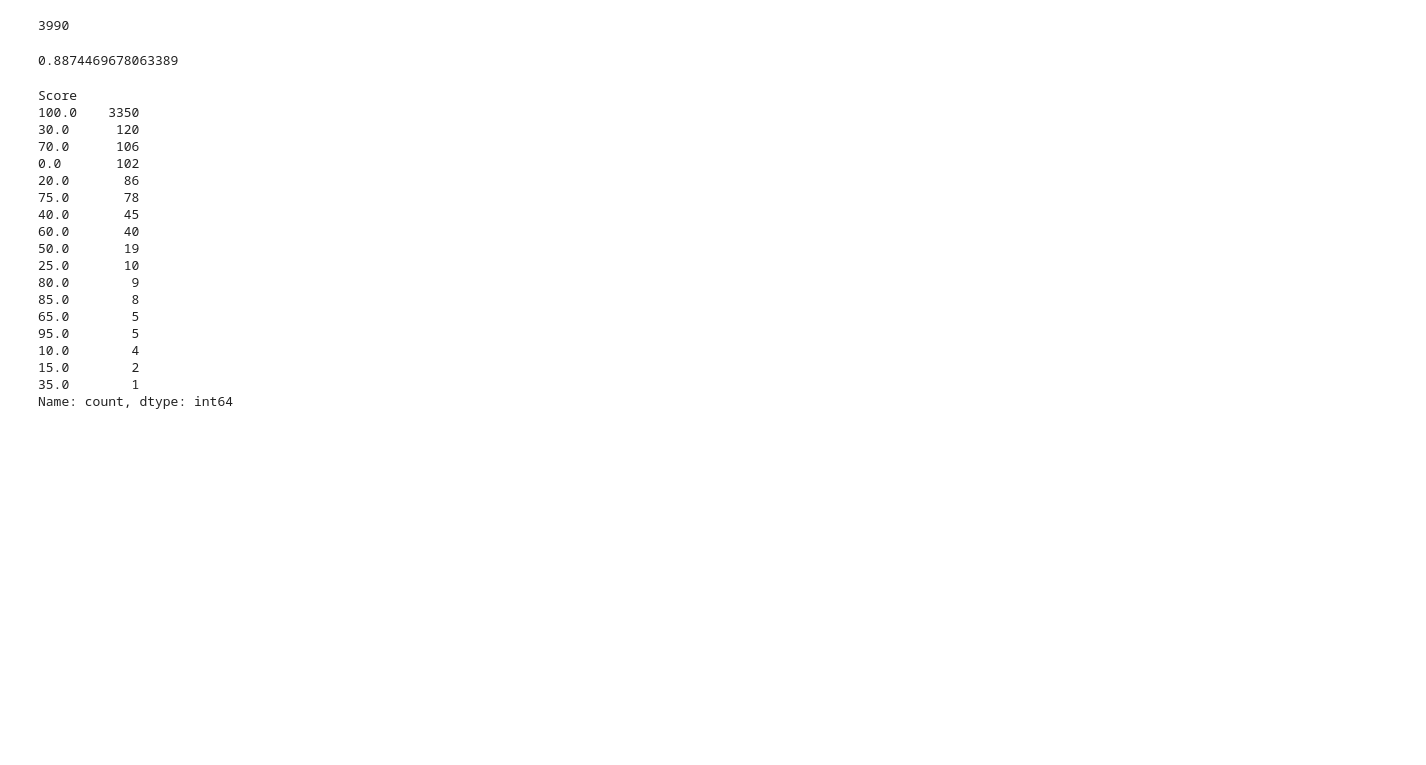
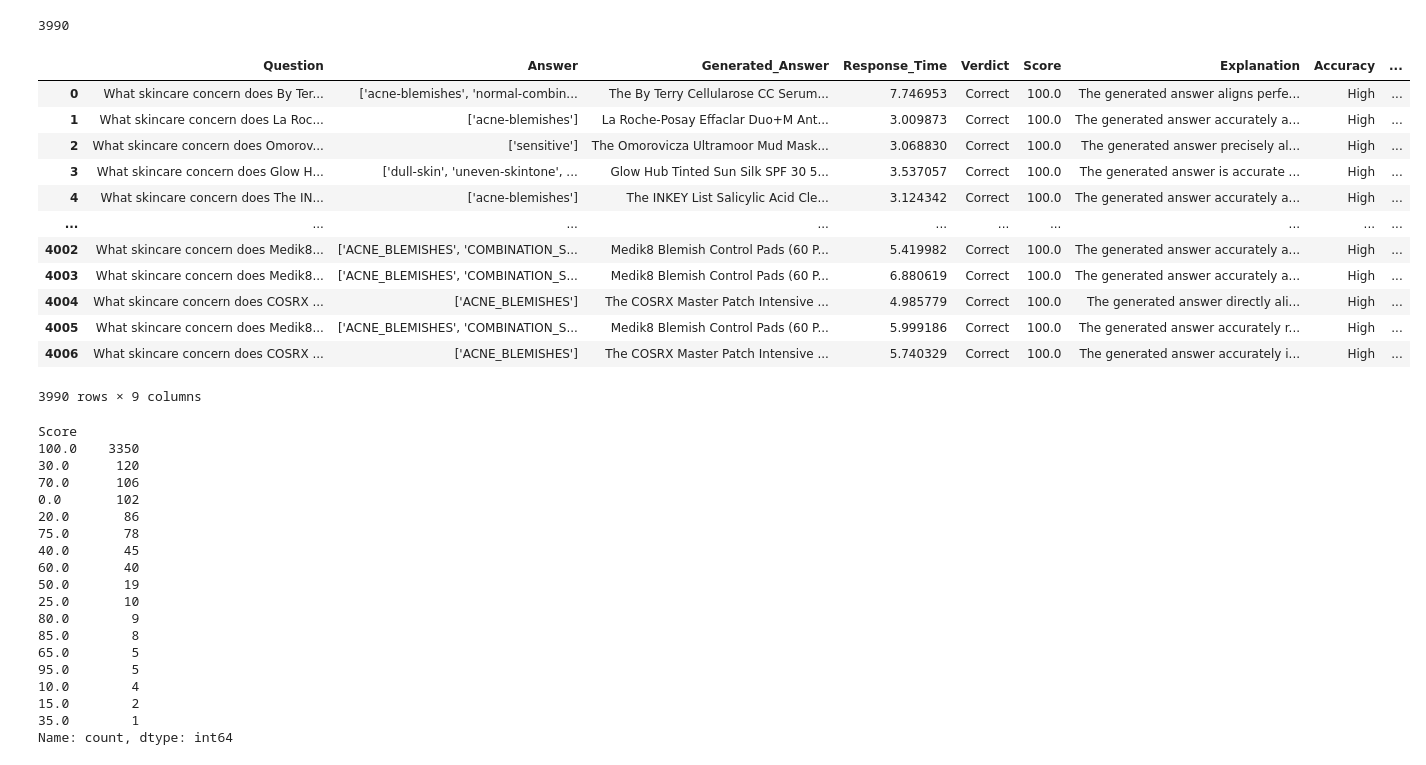
Before and after one commit to Dermalogical-AI-Assistant/qa-cosmetics-model, a Jupyter notebook: evaluate/monitor_result.ipynb, the cells around one changed output. Drawn from its saved outputs; the diff is of its cells as text; code cells hidden in the pictures; blank space fills up the shorter version.

Commit message:
feat: make statistics about evaluation result

```diff
--- a/evaluate/monitor_result.ipynb
+++ b/evaluate/monitor_result.ipynb
@@ -1,13 +3,13 @@
 # %%
 import pandas as pd
-df = pd.read_csv('result/tdcosmetics/neo4j/products/neo4j_products_skincare_concern.csv')
-df_backup = pd.read_csv('result/tdcosmetics/neo4j/products/neo4j_products_skincare_concern_backup.csv')
+df_skincare_concern = pd.read_csv('result/tdcosmetics/neo4j/products/neo4j_products_skincare_concern.csv')
+df_skincare_concern_backup = pd.read_csv('result/tdcosmetics/neo4j/products/neo4j_products_skincare_concern_backup.csv')
 # %%
-df = df[3747:]
-df_backup = df_backup[:3747]
+df_skincare_concern = df_skincare_concern[3747:]
+df_skincare_concern_backup = df_skincare_concern_backup[:3747]
 
-df_all = pd.concat([df_backup, df])
-len(df_all)
+df_skincare_concern_all = pd.concat([df_skincare_concern_backup, df_skincare_concern])
+len(df_skincare_concern_all)
 # %% [output]
 4007
 # %%
@@ -19,7 +19,18 @@ df_errors = df_all[~df_all['Score'].notna()]
 # %%
-df_errors.to_csv('/home/jasmine/Documents/Study/DATN/code/qa-cosmetics-model/evaluate/result/tdcosmetics/neo4j/products/neo4j_products_skincare_concern_errors.csv')
+df = df_skincare_concern_all[df_skincare_concern_all['Score'].notna()]
+df
+# %% [output]
+|  | Question | Answer | Generated_Answer | Response_Time | Verdict | Score | Explanation | Accuracy | ... |
+| 0 | What skincare concern does By Ter... | ['acne-blemishes', 'normal-combin... | The By Terry Cellularose CC Serum... | 7.746953 | Correct | 100.0 | The generated answer aligns perfe... | High | ... |
+| 1 | What skincare concern does La Roc... | ['acne-blemishes'] | La Roche-Posay Effaclar Duo+M Ant... | 3.009873 | Correct | 100.0 | The generated answer accurately a... | High | ... |
+| 2 | What skincare concern does Omorov... | ['sensitive'] | The Omorovicza Ultramoor Mud Mask... | 3.068830 | Correct | 100.0 | The generated answer precisely al... | High | ... |
+| 3 | What skincare concern does Glow H... | ['dull-skin', 'uneven-skintone', ... | Glow Hub Tinted Sun Silk SPF 30 5... | 3.537057 | Correct | 100.0 | The generated answer is accurate ... | High | ... |
+| 4 | What skincare concern does The IN... | ['acne-blemishes'] | The INKEY List Salicylic Acid Cle... | 3.124342 | Correct | 100.0 | The generated answer accurately a... | High | ... |
+| ... | ... | ... | ... | ... | ... | ... | ... | ... | ... |
+| 4002 | What skincare concern does Medik8... | ['ACNE_BLEMISHES', 'COMBINATION_S... | Medik8 Blemish Control Pads (60 P... | 5.419982 | Correct | 100.0 | The generated answer accurately a... | High | ... |
+| 4003 | What skincare concern does Medik8... | ['ACNE_BLEMISHES', 'COMBINATION_S... | Medik8 Blemish Control Pads (60 P... | 6.880619 | Correct | 100.0 | The generated answer accurately a... | High | ... |
+| 4004 | What skincare concern does COSRX ... | ['ACNE_BLEMISHES'] | The COSRX Master Patch Intensive ... | 4.985779 | Correct | 100.0 | The generated answer directly ali... | High | ... |
+| 4005 | What skincare concern does Medik8... | ['ACNE_BLEMISHES', 'COMBINATION_S... | Medik8 Blemish Control Pads (60 P... | 5.999186 | Correct | 100.0 | The generated answer accurately r... | High | ... |
+| 4006 | What skincare concern does COSRX ... | ['ACNE_BLEMISHES'] | The COSRX Master Patch Intensive ... | 5.740329 | Correct | 100.0 | The generated answer accurately i... | High | ... |
+3990 rows × 9 columns
-# %%
-len(df_all[df_all['Score'] >= 70])/len(df_all)
-# %% [output]
-0.8874469678063389
 # %%
```
Also changed, not shown: parts of 67 cells of this notebook, 2 other files.
